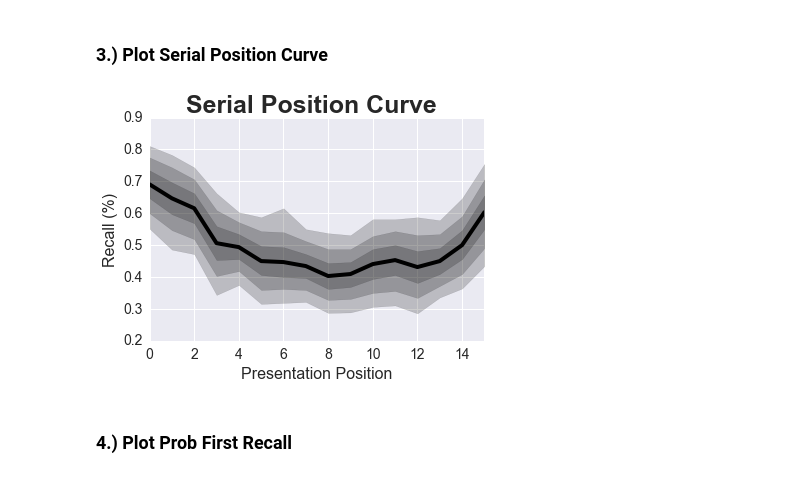
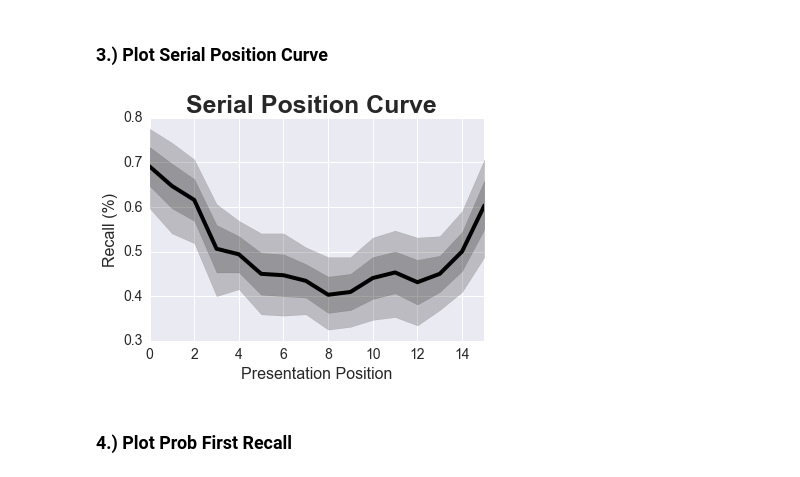
Before and after one commit to ContextLab/FRFR-analyses, a Jupyter notebook: FRFR-analyses-1.0.ipynb, the cells around one changed output. Cells and saved outputs as stored; diff of their text form; code cells hidden in the pictures.

```diff
--- a/FRFR-analyses-1.0.ipynb
+++ b/FRFR-analyses-1.0.ipynb
@@ -592,37 +630,36 @@ for idx,sub in enumerate(exp1[0:21]):
     filteredStimData = filterData(data_frame,sub)
     stimDict = createStimDict(filteredStimData)
     #get and parse subject's data
 
     presentedWords = [[] for i in range(0,16)]
     for data in stimDict:
         presentedWords[int(data['listnum'])].append(data['text'])
 
     recalledWords = loadRecallData(sub)
     experiment.append(recall_matrix(presentedWords, recalledWords))
     #stimDict->list of dicts (each dict=single word presentation), presentedWords & recalledWords->list of lists
 
     #PLOT INDIVIDUAL##
     #serialPos(recall_matrix(presentedWords, recalledWords), 16)
 
 
 #PLOT MEAN######
 serials=[]
 for matrix in experiment:
     serials.append(serialPos(matrix,16,plot=False))
 serials=np.array(serials)
 
 #ax=sns.tsplot(np.mean(serials, axis=0), color='red', ci=[90], lw=3)
-ax=sns.tsplot(serials, color='black', ci=[68, 95, 99.7], lw=4)
-#ax = fig.add_subplot(111)
-#fig.subplots_adjust(top=0.85)
+ax=sns.tsplot(serials, color='black', ci=[68, 95], lw=4)
+
 plt.suptitle('Serial Position Curve', fontsize=25, fontweight='bold')
 ax.set_xlabel('Presentation Position', fontsize=16)
 ax.set_ylabel('Recall (%)',fontsize=16)
 ax.tick_params(labelsize=14)
 
 plt.show()
 # %% [output]
-[figure, old version]
+[figure, new version]
 # %% [markdown]
 ### 4.) Plot Prob First Recall
 # %%
```
Also changed, not shown: parts of 3 cells of this notebook.
